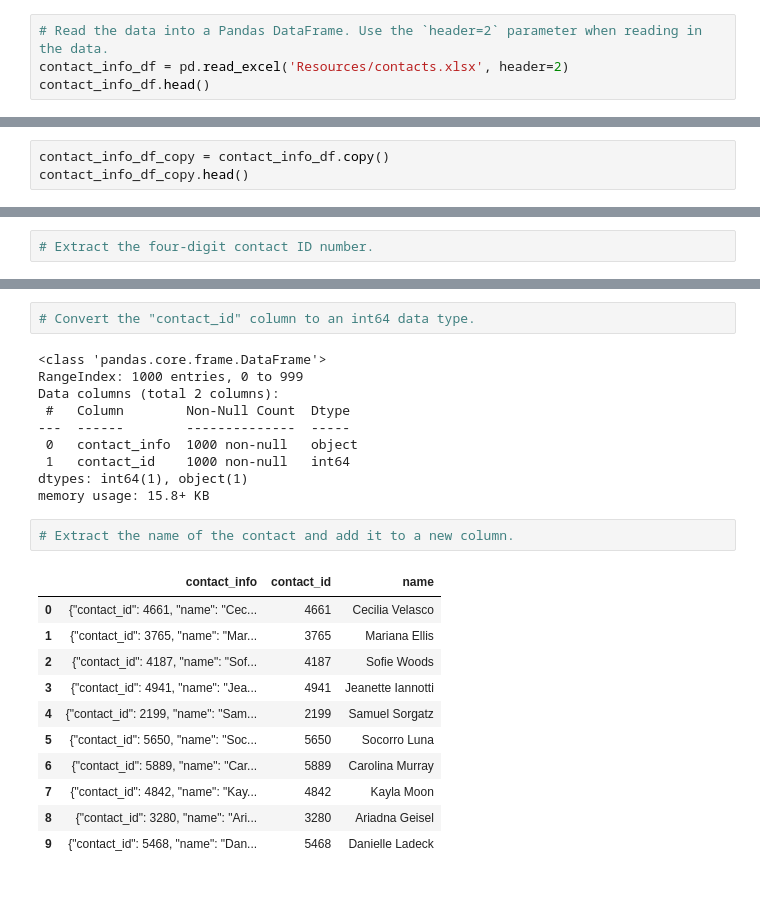
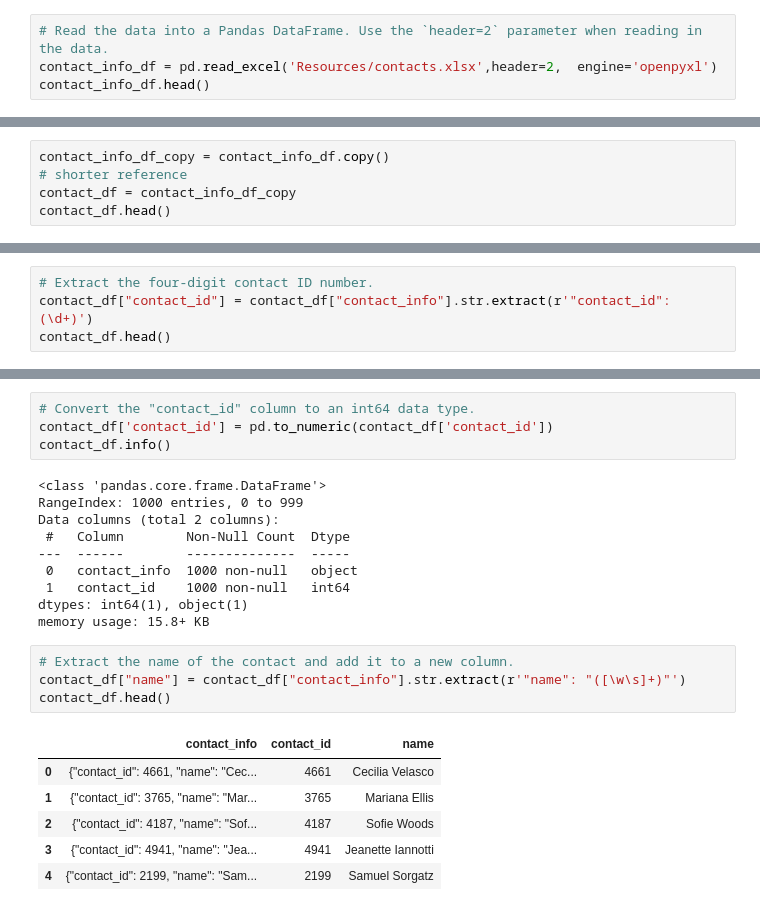
Before and after one commit to davidavid00/Crowdfunding_ETL, a Jupyter notebook: ETL_Mini_Project_DJenkins.ipynb, the cells around one changed output, grey strips where cells are left out. Drawn from its saved outputs; the diff is of its cells as text.

```diff
--- a/ETL_Mini_Project_DJenkins.ipynb
+++ b/ETL_Mini_Project_DJenkins.ipynb
@@ -298,7 +298,7 @@ campaign_cleaned.to_csv("Resources/campaign.csv", index=False)
 ### Extract the contacts.xlsx Data.
 # %%
 # Read the data into a Pandas DataFrame. Use the `header=2` parameter when reading in the data.
-contact_info_df = pd.read_excel('Resources/contacts.xlsx', header=2)
+contact_info_df = pd.read_excel('Resources/contacts.xlsx',header=2,  engine='openpyxl')
 contact_info_df.head()
 # %% [output]
 |  | contact_info |
@@ -404,7 +404,9 @@ contacts_df_clean.to_csv("Resources/contacts.csv", encoding='utf8', index=False)
 ### Option 2: Use regex to create the contacts DataFrame.
 # %%
 contact_info_df_copy = contact_info_df.copy()
-contact_info_df_copy.head()
+# shorter reference
+contact_df = contact_info_df_copy
+contact_df.head()
 # %% [output]
 |  | contact_info |
 | 0 | {"contact_id": 4661, "name": "Cec... |
@@ -414,6 +416,8 @@ contact_info_df_copy.head()
 | 4 | {"contact_id": 2199, "name": "Sam... |
 # %%
 # Extract the four-digit contact ID number.
+contact_df["contact_id"] = contact_df["contact_info"].str.extract(r'"contact_id": (\d+)')
+contact_df.head()
 # %% [output]
 |  | contact_info | contact_id |
 | 0 | {"contact_id": 4661, "name": "Cec... | 4661 |
@@ -435,6 +440,8 @@ dtypes: object(2)
 memory usage: 15.8+ KB
 # %%
 # Convert the "contact_id" column to an int64 data type.
+contact_df['contact_id'] = pd.to_numeric(contact_df['contact_id'])
+contact_df.info()
 # %% [output]
 <class 'pandas.core.frame.DataFrame'>
 RangeIndex: 1000 entries, 0 to 999
@@ -447,17 +454,14 @@ dtypes: int64(1), object(1)
 memory usage: 15.8+ KB
 # %%
 # Extract the name of the contact and add it to a new column.
+contact_df["name"] = contact_df["contact_info"].str.extract(r'"name": "([\w\s]+)"')
+contact_df.head()
 # %% [output]
 |  | contact_info | contact_id | name |
 | 0 | {"contact_id": 4661, "name": "Cec... | 4661 | Cecilia Velasco |
 | 1 | {"contact_id": 3765, "name": "Mar... | 3765 | Mariana Ellis |
 | 2 | {"contact_id": 4187, "name": "Sof... | 4187 | Sofie Woods |
 | 3 | {"contact_id": 4941, "name": "Jea... | 4941 | Jeanette Iannotti |
 | 4 | {"contact_id": 2199, "name": "Sam... | 2199 | Samuel Sorgatz |
-| 5 | {"contact_id": 5650, "name": "Soc... | 5650 | Socorro Luna |
-| 6 | {"contact_id": 5889, "name": "Car... | 5889 | Carolina Murray |
-| 7 | {"contact_id": 4842, "name": "Kay... | 4842 | Kayla Moon |
-| 8 | {"contact_id": 3280, "name": "Ari... | 3280 | Ariadna Geisel |
-| 9 | {"contact_id": 5468, "name": "Dan... | 5468 | Danielle Ladeck |
 # %%
 # Extract the email from the contacts and add the values to a new column.
```
Also changed, not shown: parts of 8 cells of this notebook, 1 other file.
